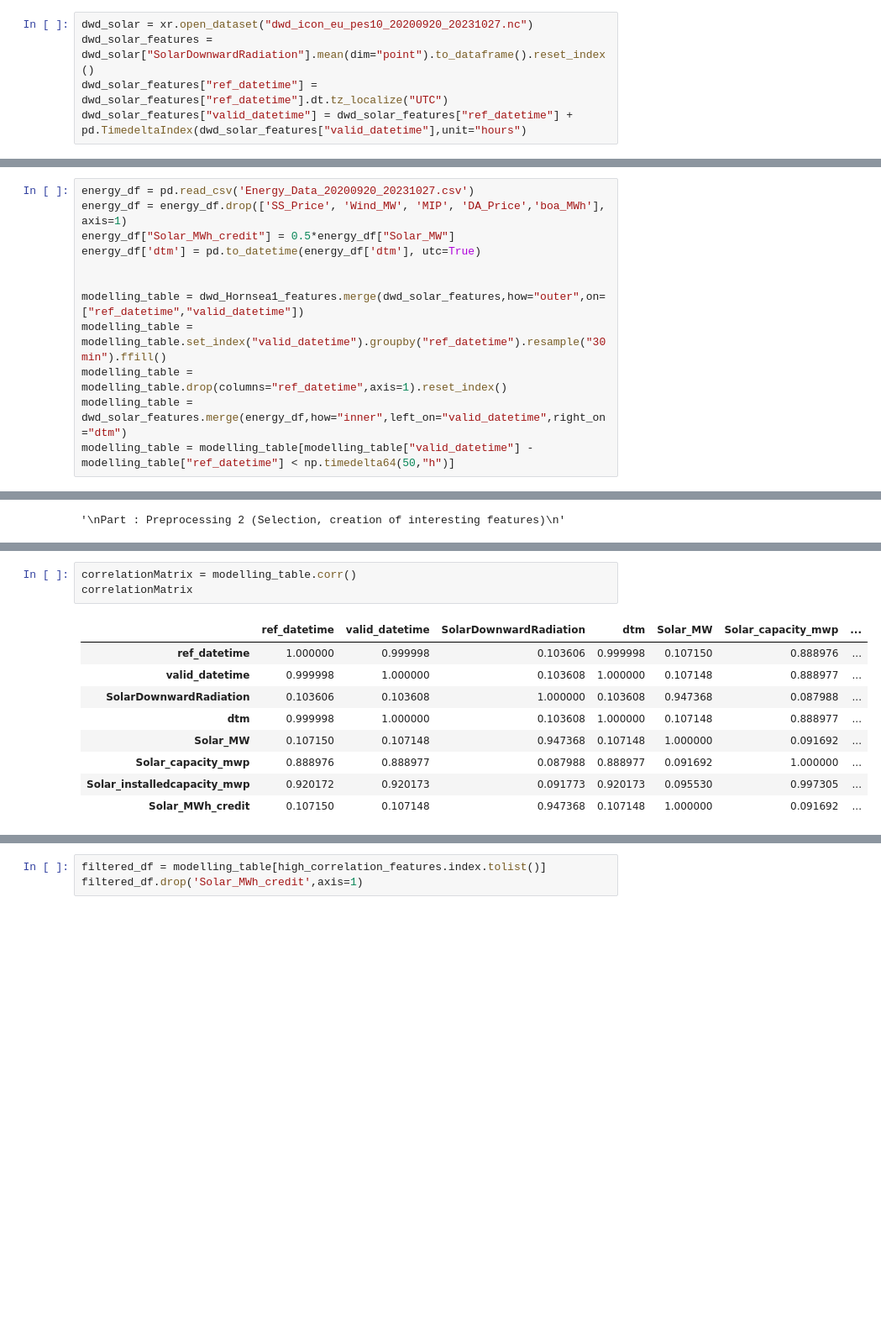
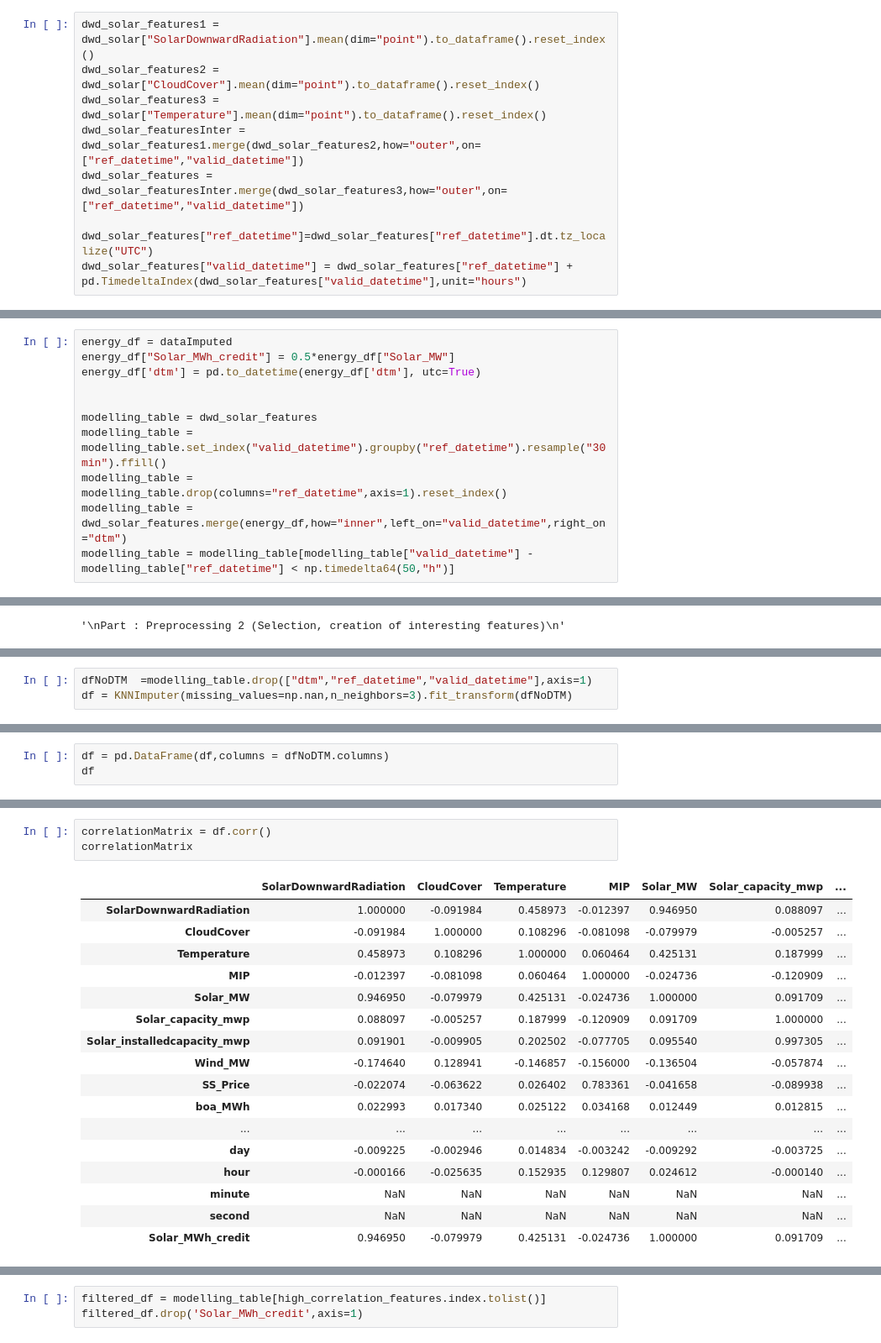
Before and after one commit to znaatcher/ProjectDatascience, a Jupyter notebook: project.ipynb, the cells around one changed output, grey strips where cells are left out. Shown at 84% size. Drawn from its saved outputs; the diff is of its cells as text; blank space fills up the shorter version.

```diff
--- a/project.ipynb
+++ b/project.ipynb
@@ -198,7 +217,11 @@ import seaborn as sns
 # %%
-dwd_solar = xr.open_dataset("dwd_icon_eu_pes10_20200920_20231027.nc")
-dwd_solar_features = dwd_solar["SolarDownwardRadiation"].mean(dim="point").to_dataframe().reset_index()
-dwd_solar_features["ref_datetime"] = dwd_solar_features["ref_datetime"].dt.tz_localize("UTC")
+dwd_solar_features1 = dwd_solar["SolarDownwardRadiation"].mean(dim="point").to_dataframe().reset_index()
+dwd_solar_features2 = dwd_solar["CloudCover"].mean(dim="point").to_dataframe().reset_index()
+dwd_solar_features3 = dwd_solar["Temperature"].mean(dim="point").to_dataframe().reset_index()
+dwd_solar_featuresInter = dwd_solar_features1.merge(dwd_solar_features2,how="outer",on=["ref_datetime","valid_datetime"])
+dwd_solar_features = dwd_solar_featuresInter.merge(dwd_solar_features3,how="outer",on=["ref_datetime","valid_datetime"])
+
+dwd_solar_features["ref_datetime"]=dwd_solar_features["ref_datetime"].dt.tz_localize("UTC")
 dwd_solar_features["valid_datetime"] = dwd_solar_features["ref_datetime"] + pd.TimedeltaIndex(dwd_solar_features["valid_datetime"],unit="hours")
 # %%
 dwd_solar_features
@@ -224,11 +263,10 @@ dwd_Hornsea1_features["valid_datetime"] = dwd_Hornsea1_features["ref_datetime"]
 # %%
-energy_df = pd.read_csv('Energy_Data_20200920_20231027.csv')
-energy_df = energy_df.drop(['SS_Price', 'Wind_MW', 'MIP', 'DA_Price','boa_MWh'], axis=1)
+energy_df = dataImputed
 energy_df["Solar_MWh_credit"] = 0.5*energy_df["Solar_MW"]
 energy_df['dtm'] = pd.to_datetime(energy_df['dtm'], utc=True)
 
 
-modelling_table = dwd_Hornsea1_features.merge(dwd_solar_features,how="outer",on=["ref_datetime","valid_datetime"])
+modelling_table = dwd_solar_features
 modelling_table = modelling_table.set_index("valid_datetime").groupby("ref_datetime").resample("30min").ffill()
 modelling_table = modelling_table.drop(columns="ref_datetime",axis=1).reset_index()
 modelling_table = dwd_solar_features.merge(energy_df,how="inner",left_on="valid_datetime",right_on="dtm")
@@ -267,0 +327,3 @@ Part : Preprocessing 2 (Selection, creation of interesting features)
+# %%
+dfNoDTM  =modelling_table.drop(["dtm","ref_datetime","valid_datetime"],axis=1)
+df = KNNImputer(missing_values=np.nan,n_neighbors=3).fit_transform(dfNoDTM)
@@ -267,0 +344,3 @@ Part : Preprocessing 2 (Selection, creation of interesting features)
+# %%
+df = pd.DataFrame(df,columns = dfNoDTM.columns)
+df
@@ -268,16 +369,24 @@ Part : Preprocessing 2 (Selection, creation of interesting features)
 # %%
-correlationMatrix = modelling_table.corr()
+correlationMatrix = df.corr()
 correlationMatrix
 # %% [output]
-|  | ref_datetime | valid_datetime | SolarDownwardRadiation | dtm | Solar_MW | Solar_capacity_mwp | ... |
-| ref_datetime | 1.000000 | 0.999998 | 0.103606 | 0.999998 | 0.107150 | 0.888976 | ... |
-| valid_datetime | 0.999998 | 1.000000 | 0.103608 | 1.000000 | 0.107148 | 0.888977 | ... |
-| SolarDownwardRadiation | 0.103606 | 0.103608 | 1.000000 | 0.103608 | 0.947368 | 0.087988 | ... |
-| dtm | 0.999998 | 1.000000 | 0.103608 | 1.000000 | 0.107148 | 0.888977 | ... |
-| Solar_MW | 0.107150 | 0.107148 | 0.947368 | 0.107148 | 1.000000 | 0.091692 | ... |
-| Solar_capacity_mwp | 0.888976 | 0.888977 | 0.087988 | 0.888977 | 0.091692 | 1.000000 | ... |
-| Solar_installedcapacity_mwp | 0.920172 | 0.920173 | 0.091773 | 0.920173 | 0.095530 | 0.997305 | ... |
-| Solar_MWh_credit | 0.107150 | 0.107148 | 0.947368 | 0.107148 | 1.000000 | 0.091692 | ... |
+|  | SolarDownwardRadiation | CloudCover | Temperature | MIP | Solar_MW | Solar_capacity_mwp | ... |
+| SolarDownwardRadiation | 1.000000 | -0.091984 | 0.458973 | -0.012397 | 0.946950 | 0.088097 | ... |
+| CloudCover | -0.091984 | 1.000000 | 0.108296 | -0.081098 | -0.079979 | -0.005257 | ... |
+| Temperature | 0.458973 | 0.108296 | 1.000000 | 0.060464 | 0.425131 | 0.187999 | ... |
+| MIP | -0.012397 | -0.081098 | 0.060464 | 1.000000 | -0.024736 | -0.120909 | ... |
+| Solar_MW | 0.946950 | -0.079979 | 0.425131 | -0.024736 | 1.000000 | 0.091709 | ... |
+| Solar_capacity_mwp | 0.088097 | -0.005257 | 0.187999 | -0.120909 | 0.091709 | 1.000000 | ... |
+| Solar_installedcapacity_mwp | 0.091901 | -0.009905 | 0.202502 | -0.077705 | 0.095540 | 0.997305 | ... |
+| Wind_MW | -0.174640 | 0.128941 | -0.146857 | -0.156000 | -0.136504 | -0.057874 | ... |
+| SS_Price | -0.022074 | -0.063622 | 0.026402 | 0.783361 | -0.041658 | -0.089938 | ... |
+| boa_MWh | 0.022993 | 0.017340 | 0.025122 | 0.034168 | 0.012449 | 0.012815 | ... |
+| ... | ... | ... | ... | ... | ... | ... | ... |
+| day | -0.009225 | -0.002946 | 0.014834 | -0.003242 | -0.009292 | -0.003725 | ... |
+| hour | -0.000166 | -0.025635 | 0.152935 | 0.129807 | 0.024612 | -0.000140 | ... |
+| minute | NaN | NaN | NaN | NaN | NaN | NaN | ... |
+| second | NaN | NaN | NaN | NaN | NaN | NaN | ... |
+| Solar_MWh_credit | 0.946950 | -0.079979 | 0.425131 | -0.024736 | 1.000000 | 0.091709 | ... |
 # %%
 featureSolar = correlationMatrix['Solar_MW']
 threshold = 0.7
```
Also changed, not shown: parts of 19 cells of this notebook.
